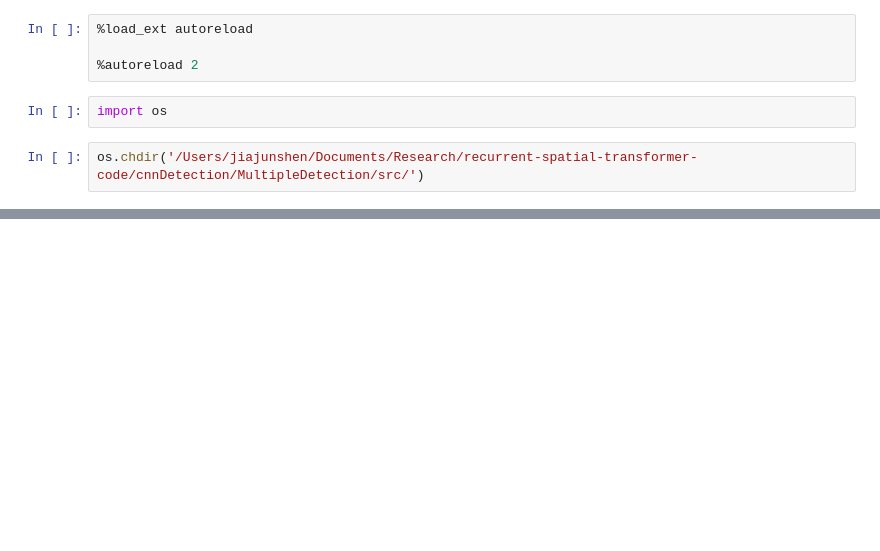
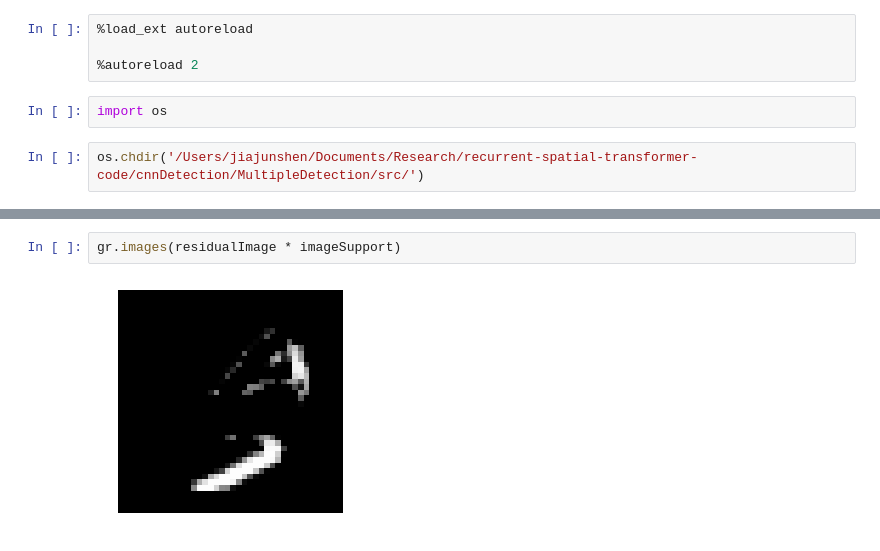
Before and after one commit to jiajunshen/MultipleDetection, a Jupyter notebook: ipythonNotebook/detector.ipynb, the cells around one changed output, grey strips where cells are left out. Drawn from its saved outputs; the diff is of its cells as text; blank space fills up the shorter version.

```diff
--- a/ipythonNotebook/detector.ipynb
+++ b/ipythonNotebook/detector.ipynb
@@ -72,0 +229,4 @@ processedData_reshape_feature = extract_function(np.array(processedData_reshape,
+# %%
+gr.images(residualImage * imageSupport)
+# %% [output]
+[figure, added]
```
Also changed, not shown: parts of 34 cells of this notebook.
